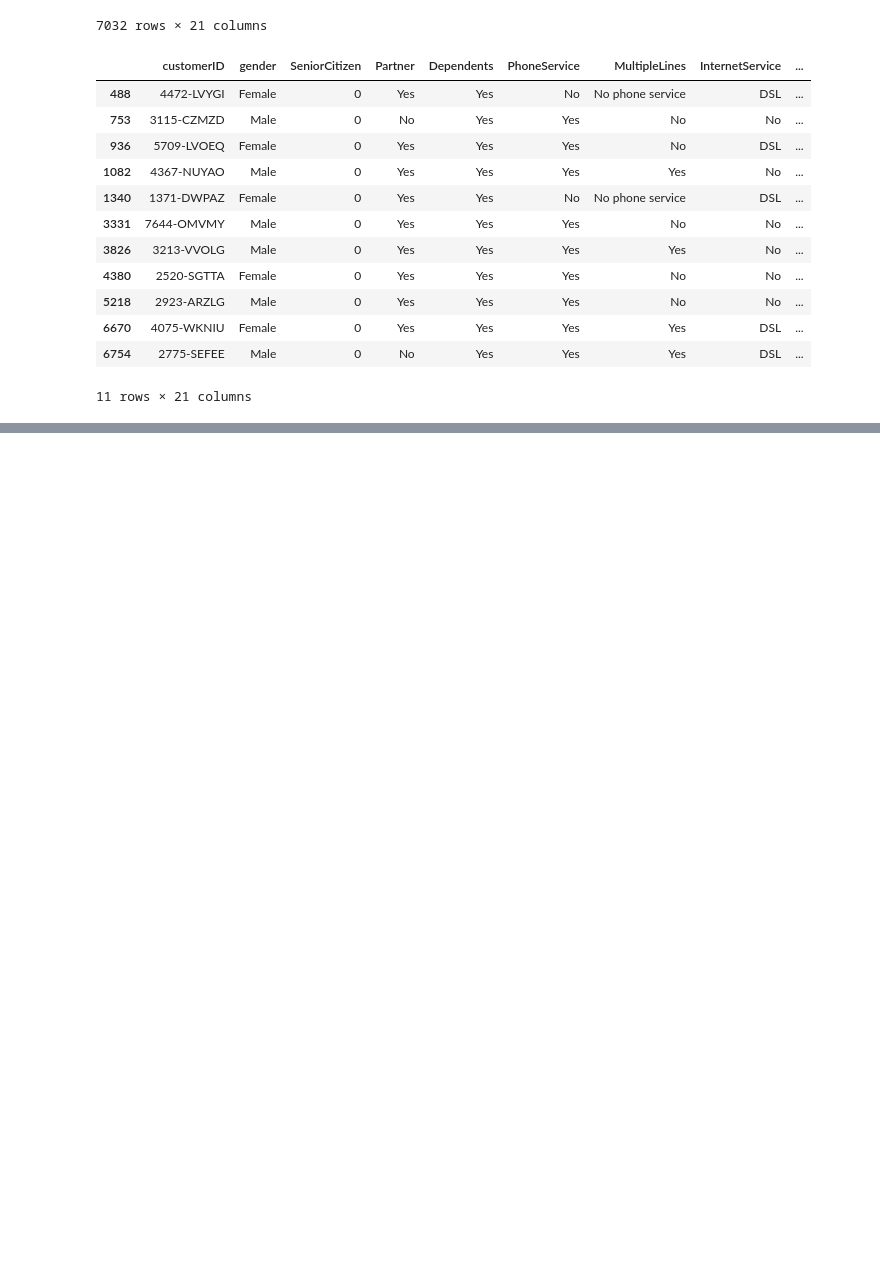
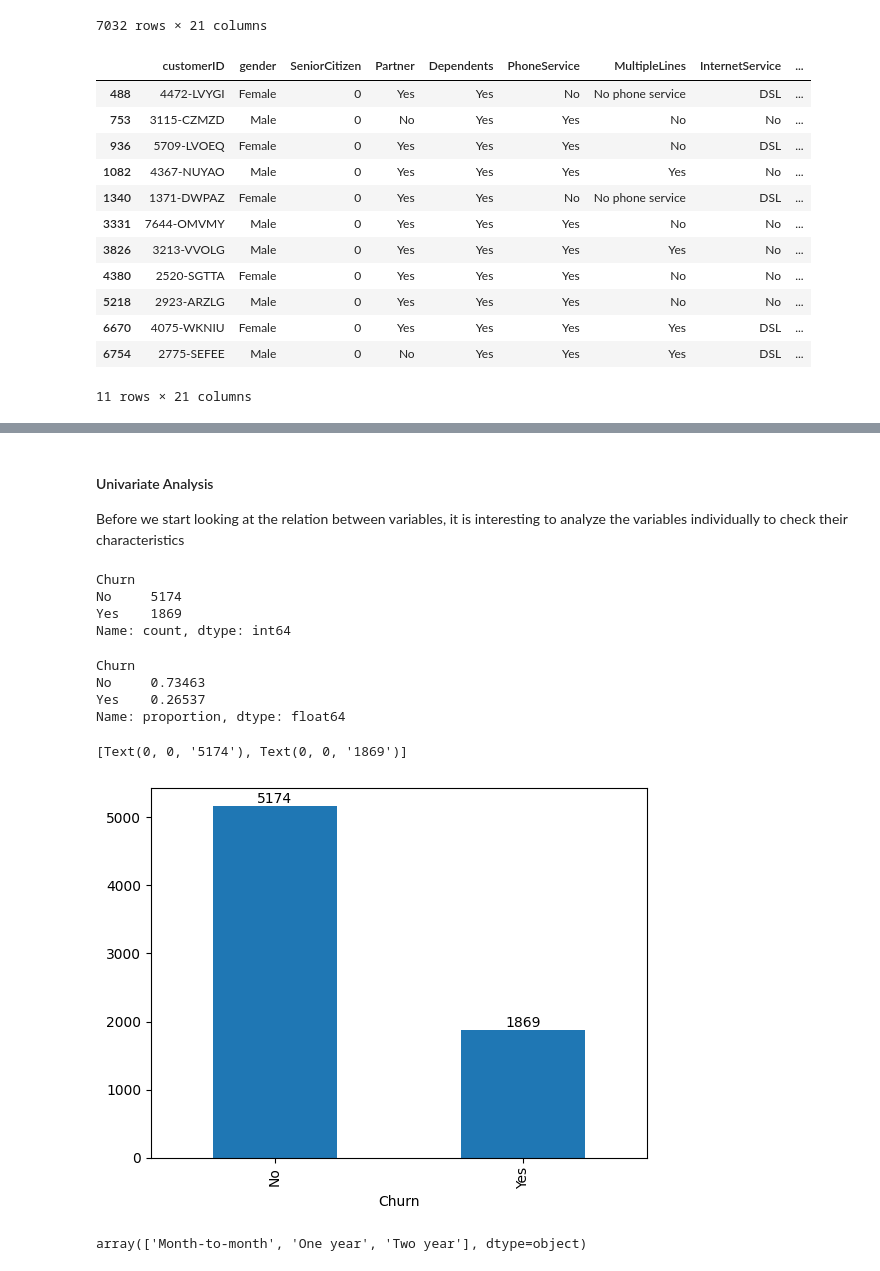
Before and after one commit to viniciuspiotto/EDA, a Jupyter notebook: eda.ipynb, the cells around one changed output, grey strips where cells are left out. Drawn from its saved outputs; the diff is of its cells as text; code cells hidden in the pictures; blank space fills up the shorter version.

Commit message:
feat: analyze the variables individually

```diff
--- a/eda.ipynb
+++ b/eda.ipynb
@@ -199,0 +215,29 @@ df_filledColumnsWithMean.iloc[753] # see one the rows affected
+# %% [markdown]
+#### Univariate Analysis
+Before we start looking at the relation between variables, it is interesting to analyze the variables individually to check their characteristics
+# %%
+# counting the churn rate
+df_customers_services_contracts['Churn'].value_counts()
+# %% [output]
+Churn
+No     5174
+Yes    1869
+Name: count, dtype: int64
+# %%
+df_customers_services_contracts['Churn'].value_counts(normalize=True) # in percentage
+# %% [output]
+Churn
+No     0.73463
+Yes    0.26537
+Name: proportion, dtype: float64
+# %%
+temp_plot_churn = df_customers_services_contracts["Churn"].value_counts().plot.bar() # plot
+temp_plot_churn.bar_label(temp_plot_churn.containers[0]) # plot with a value in top of bar
+# %% [output]
+[Text(0, 0, '5174'), Text(0, 0, '1869')]
+[figure, added]
+# %%
+# how type of contract
+df_customers_services_contracts["Contract"].unique()
+# %% [output]
+array(['Month-to-month', 'One year', 'Two year'], dtype=object)
```
Also changed, not shown: parts of 12 cells of this notebook, 2 other files.
